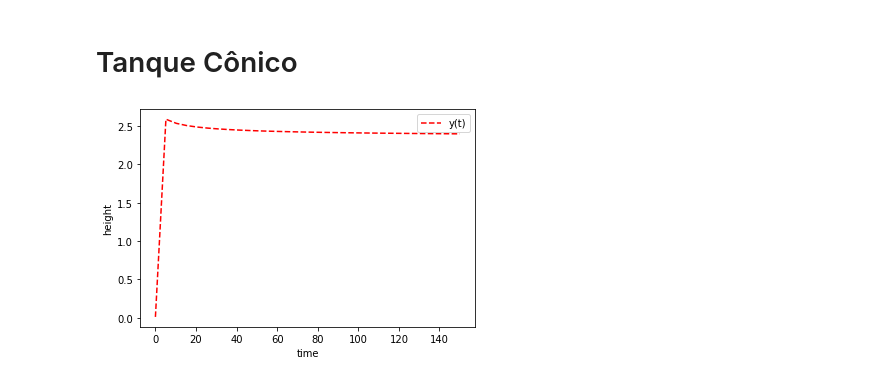
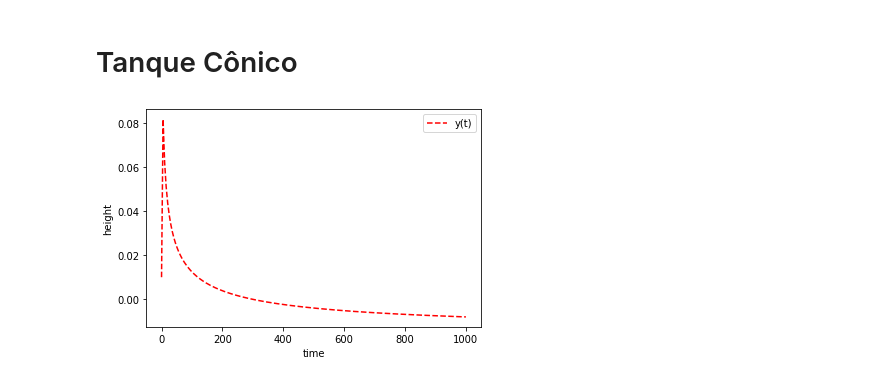
Before and after one commit to borgesjose/tank_modeling, a Jupyter notebook: simula_py.ipynb, the cells around one changed output. Drawn from its saved outputs; the diff is of its cells as text; code cells hidden in the pictures.

```diff
--- a/simula_py.ipynb
+++ b/simula_py.ipynb
@@ -58,6 +58,7 @@ nptos = int(Tsim/Ts);
 ts = np.linspace(0,Tsim,nptos);
 
 # step input
+u = np.zeros(nptos)
 for i in range(nptos):
     if i<=nptos/3: u[i]= 0.0010
     if i>nptos/3 and i<=2*nptos/3: u[i] = 0.0012
@@ -111,16 +112,37 @@ def conical_tank_nl(t,y,A,Qin,Cd):
     # calculate derivative of the Level
 
     g = 9.81;
-    R = 0.042; # Radio meters
     H = 0.70
-    R1 = 0.042; # Raio em metros
-    R2 = 0.01; # Raio da base do cilindro
+    R1 = 0.10; # Raio em metros
+    R2 = 0.05; # Raio da base do cilindro
 
     b = A*Cd*math.sqrt(2*g);
 
     dh_dt = (Qin - b*y**(1/2))/(R2 + ((R1-R2)/H)*y)**(2);
 
     return dh_dt
+# %%
+# initial condition
+h0 = .01
+Ts = 5; # periodo de amostragem para processo de um tanque ( Landau,2006)
+Tsim = 1000
+# number of time points
+nptos = int(Tsim/Ts);
+# time points
+ts = np.linspace(0,Tsim,nptos);
+
+# step input
+uc = np.zeros(nptos)
+for i in range(nptos):
+    if i<=nptos/3: uc[i]= 0.0010
+    if i>nptos/3 and i<=2*nptos/3: uc[i] = 0.0012
+    if i> 2*nptos/3: uc[i] = 0.0015
+
+# store solution
+
+hc = np.empty_like(ts)
+# record initial conditions
+hc[0] = h0
 # %%
 # Solve ODE:
 
@@ -128,18 +150,18 @@ for i in range(1,nptos):
     # span for next time step
     tspan = [ts[i-1],ts[i]]
     # solve for next step
-    y = odeint(conical_tank_nl,h0,tspan,args=(Ac,u[i],Cd,))
+    y = odeint(conical_tank_nl,h0,tspan,args=(Ac,uc[i],Cd,))
 
-    h[i] = y[1]
+    hc[i] = y[1]
     h0 = y[1]
 # %%
 # plot results
 #plt.plot(ts,u,'g:',label='u(t)')
 #plt.plot(ts,x,'b-',label='x(t)')
-plt.plot(ts,h,'r--',label='y(t)')
+plt.plot(ts,hc,'r--',label='y(t)')
 plt.ylabel('height')
 plt.xlabel('time')
 plt.legend(loc='best')
 plt.show()
 # %% [output]
-[figure, old version]
+[figure, new version]
```
Also changed, not shown: parts of 1 cell of this notebook.
